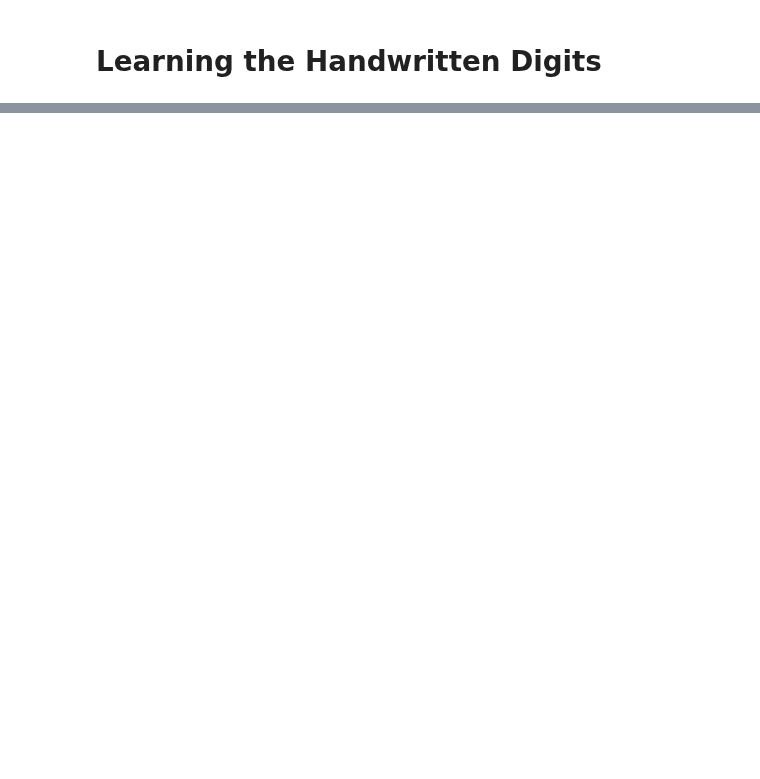
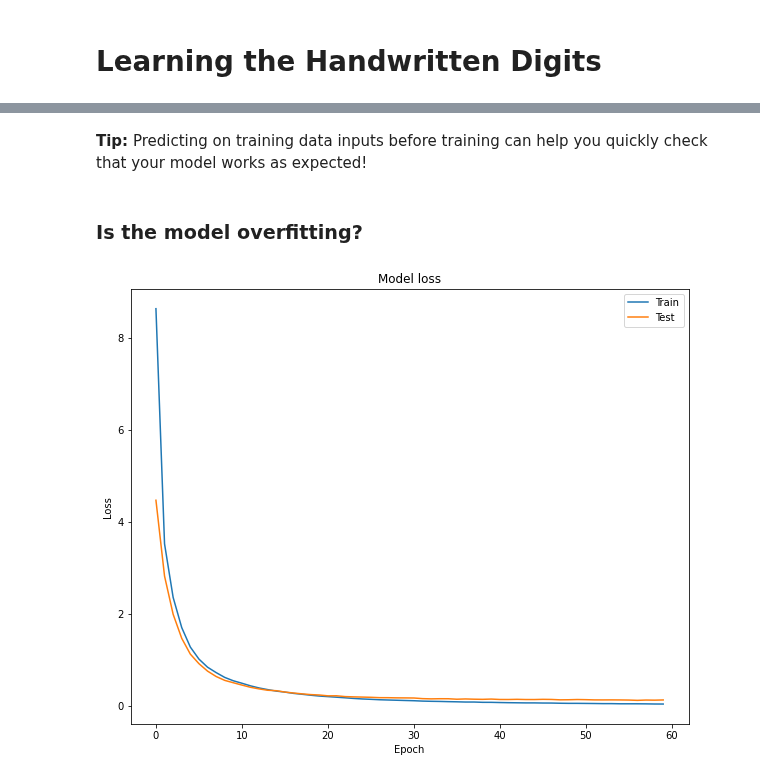
Before and after one commit to anmorgan24/Springboard, a Jupyter notebook: Keras/Handwritten_digits/Learning_the_handwritten_digits.ipynb, the cells around one changed output, grey strips where cells are left out. Cells and saved outputs as stored; diff of their text form; code cells hidden in the pictures; blank space fills up the shorter version.

```diff
--- a/Keras/Handwritten_digits/Learning_the_handwritten_digits.ipynb
+++ b/Keras/Handwritten_digits/Learning_the_handwritten_digits.ipynb
@@ -15,6 +16,8 @@ from tensorflow.keras.utils import to_categorical
 from sklearn.model_selection import train_test_split
 import matplotlib.pyplot as plt
 import seaborn as sns
+# %%
+plt.rcParams['figure.figsize'] = (10, 8)
 # %%
 X = np.load('Digits/digits_pixels.npy')
 y = np.load('Digits/digits_target.npy')
@@ -24,0 +46,15 @@ X_train, X_test, y_train, y_test = train_test_split(X, y, test_size=0.3)
+# %%
+# Instantiate a Sequential model
+model = keras.Sequential()
+
+# Input and hidden layer with input_shape, 16 neurons, and relu
+model.add(keras.layers.Dense(16, input_shape = (64,), activation = 'relu'))
+
+# Output layer with 10 neurons (one per digit) and softmax
+model.add(keras.layers.Dense(10, activation='softmax'))
+
+# Compile your model
+model.compile(optimizer = 'adam', loss = 'categorical_crossentropy', metrics = ['accuracy'])
+
+# Test if your model is well assembled by predicting before training
+print(model.predict(X_train))
@@ -24,0 +79,21 @@ X_train, X_test, y_train, y_test = train_test_split(X, y, test_size=0.3)
+# %% [markdown]
+**Tip:** Predicting on training data inputs before training can help you quickly check that your model works as expected!
+# %% [markdown]
+### Is the model overfitting?
+# %%
+def plot_loss(loss,val_loss):
+    plt.figure()
+    plt.plot(loss)
+    plt.plot(val_loss)
+    plt.title('Model loss')
+    plt.ylabel('Loss')
+    plt.xlabel('Epoch')
+    plt.legend(['Train', 'Test'], loc='upper right')
+# %%
+# Train your model for 60 epochs, using X_test and y_test as validation data
+h_callback = model.fit(X_train, y_train, epochs = 60, validation_data = (X_test, y_test), verbose=0)
+
+# Extract from the h_callback object loss and val_loss to plot the learning curve
+plot_loss(h_callback.history['loss'], h_callback.history['val_loss'])
+# %% [output]
+[figure, added]
```
Also changed, not shown: parts of 12 cells of this notebook.
